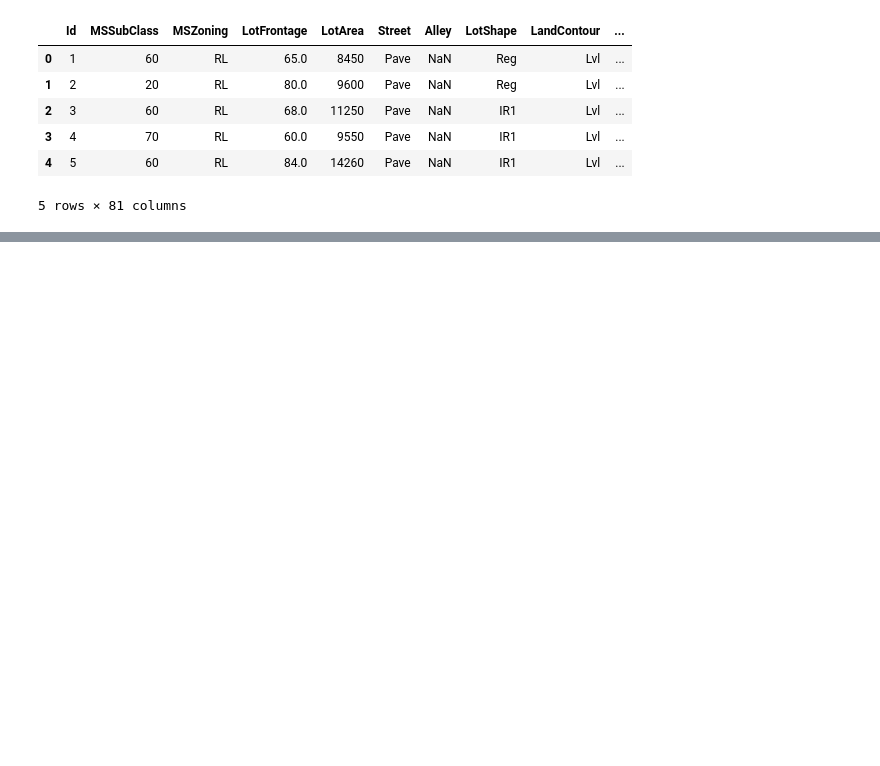
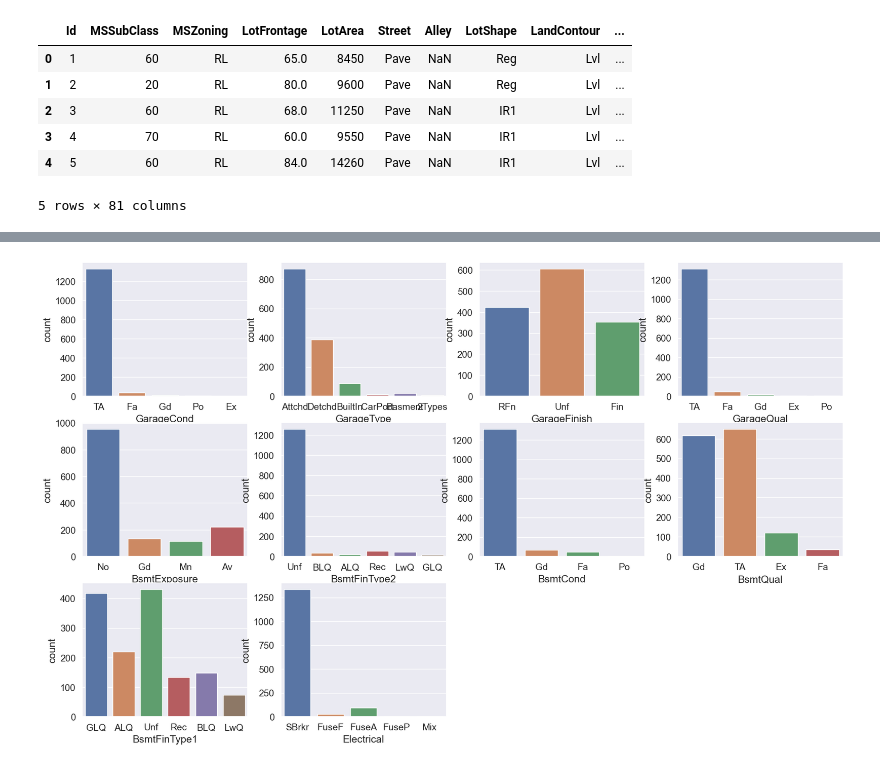
Before and after one commit to sarpsl/SurpriseHousing, a Jupyter notebook: AdvancedRegression.ipynb, the cells around one changed output, grey strips where cells are left out. Drawn from its saved outputs; the diff is of its cells as text; code cells hidden in the pictures; blank space fills up the shorter version.

```diff
--- a/AdvancedRegression.ipynb
+++ b/AdvancedRegression.ipynb
@@ -16,0 +191,11 @@ df.head()
+# %%
+# visualizing the remaining missing categorical columns
+plt.figure(figsize=(20, 12))
+
+for i,c in enumerate(missing_categorical_columns):
+    plt.subplot(3,4,i+1)
+    sns.countplot(x=c, data=df)
+
+plt.show()
+# %% [output]
+[figure, added]
```
Also changed, not shown: parts of 66 cells of this notebook.
